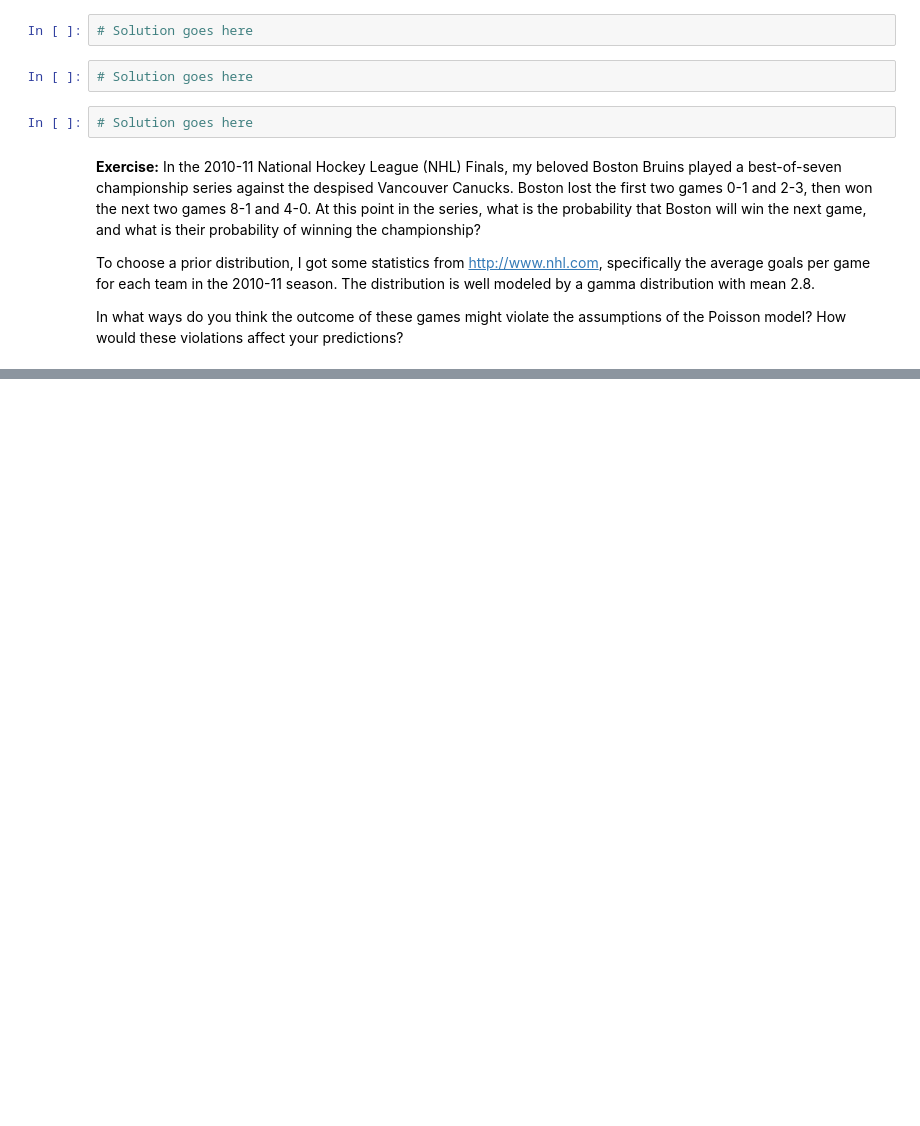
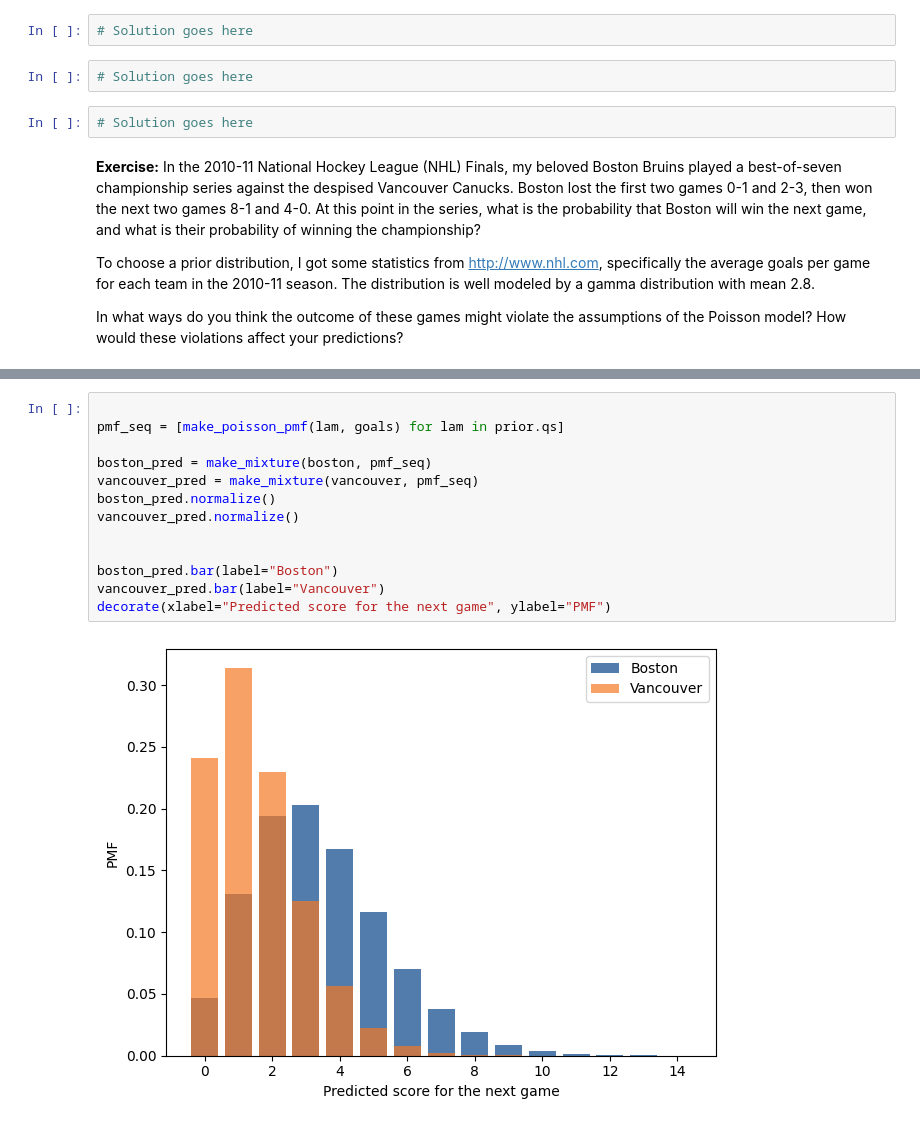
Before and after one commit to mat-ej/ThinkBayes2, a Jupyter notebook: notebooks/chap08.ipynb, the cells around one changed output, grey strips where cells are left out. Saved outputs shown, nothing was run; the diff lists cells and outputs as text; blank space fills up the shorter version.

```diff
--- a/notebooks/chap08.ipynb
+++ b/notebooks/chap08.ipynb
@@ -882,0 +950,15 @@ In what ways do you think the outcome of these games might violate the assumptio
+# %%
+
+pmf_seq = [make_poisson_pmf(lam, goals) for lam in prior.qs]
+
+boston_pred = make_mixture(boston, pmf_seq)
+vancouver_pred = make_mixture(vancouver, pmf_seq)
+boston_pred.normalize()
+vancouver_pred.normalize()
+
+
+boston_pred.bar(label="Boston")
+vancouver_pred.bar(label="Vancouver")
+decorate(xlabel="Predicted score for the next game", ylabel="PMF")
+# %% [output]
+[figure, added]
```
Also changed, not shown: parts of 20 cells of this notebook.
